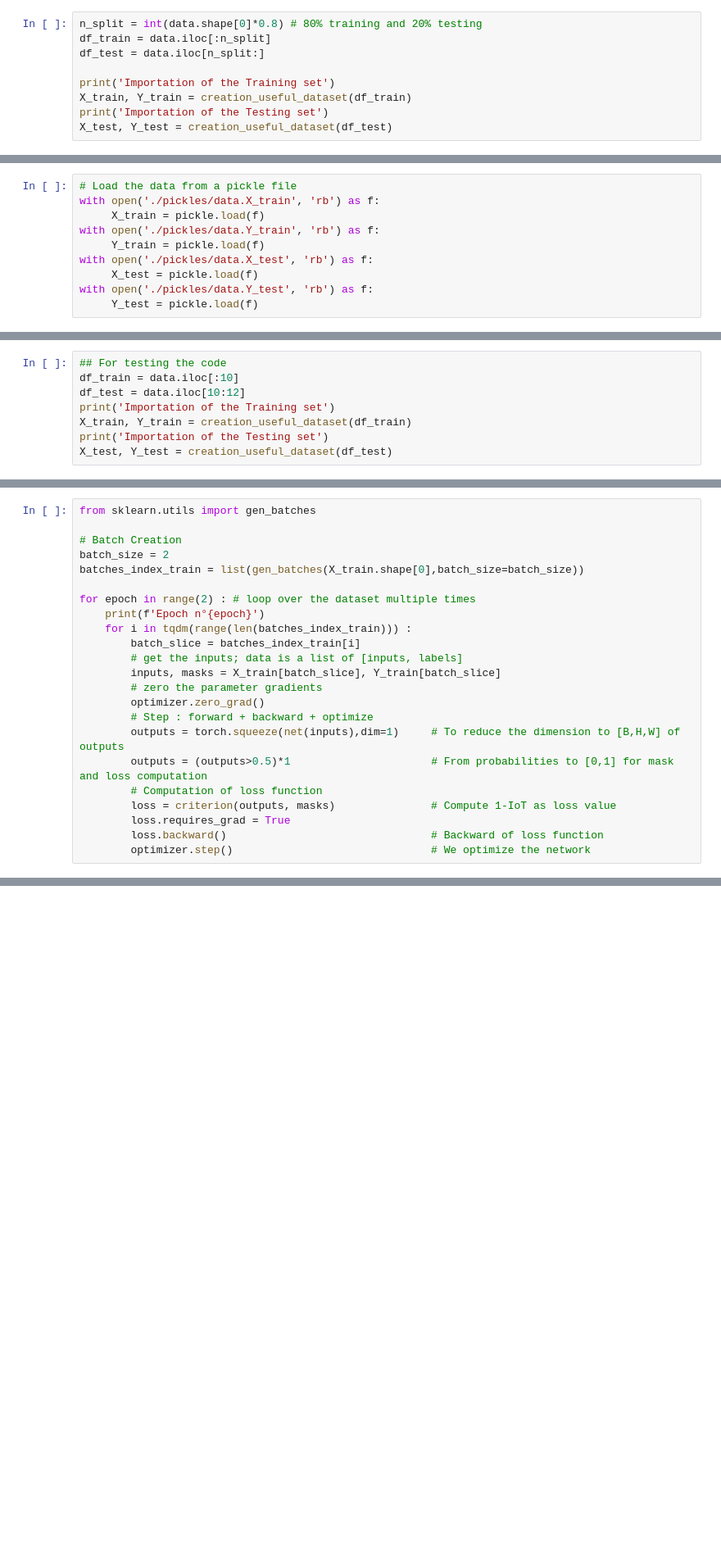
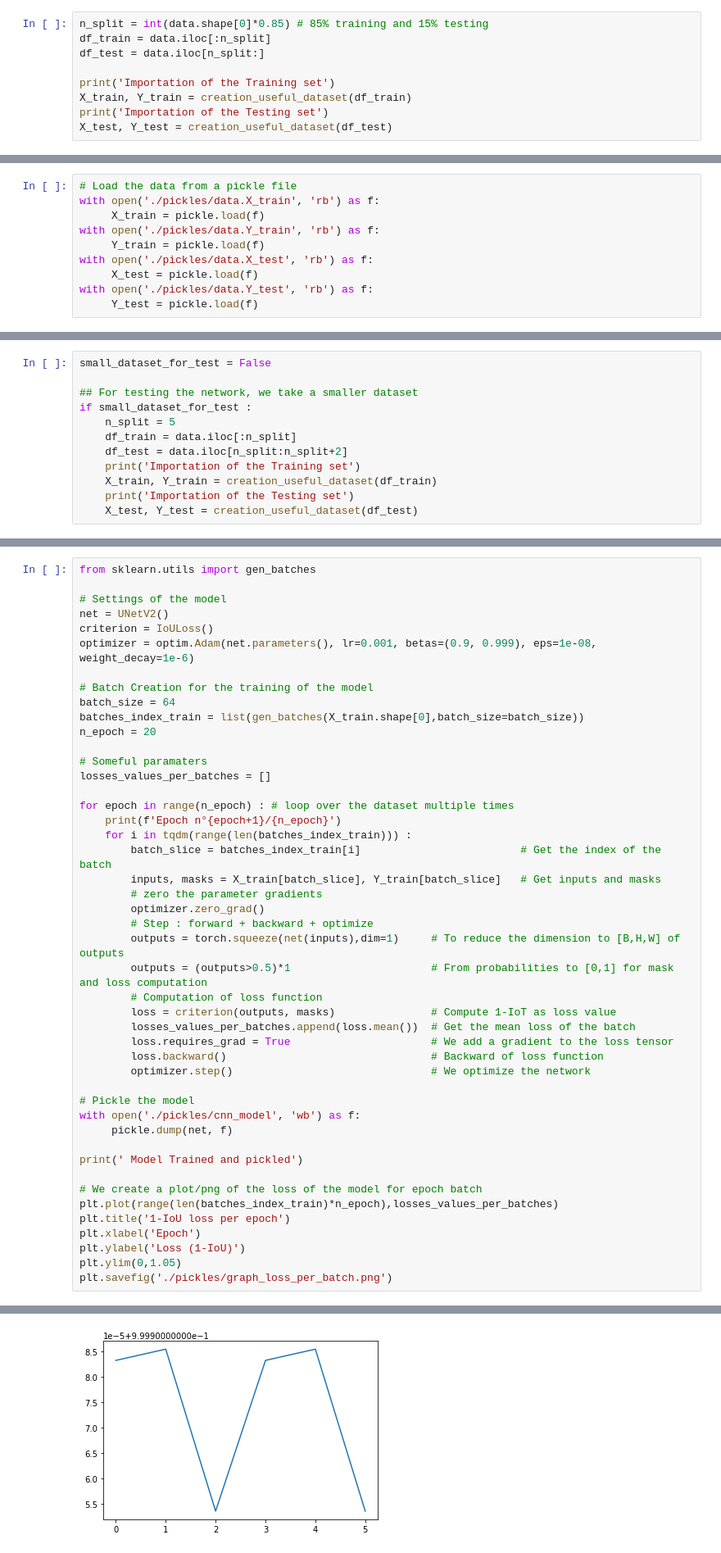
Before and after one commit to MichelQu/Otovo_Deep_Learning, a Jupyter notebook: DeepLearningProject.ipynb, the cells around one changed output, grey strips where cells are left out. Shown: that part at 82% size. Drawn from its saved outputs; the diff is of its cells as text; blank space fills up the shorter version.

```diff
--- a/DeepLearningProject.ipynb
+++ b/DeepLearningProject.ipynb
@@ -123,5 +128,5 @@ def creation_useful_dataset(dataset) :
 # %%
-n_split = int(data.shape[0]*0.8) # 80% training and 20% testing
+n_split = int(data.shape[0]*0.85) # 85% training and 15% testing
 df_train = data.iloc[:n_split]
 df_test = data.iloc[n_split:]
 
@@ -172,8 +176,12 @@ Y_test : torch.Size([324, 500, 500])
 # %%
-## For testing the code
-df_train = data.iloc[:10]
-df_test = data.iloc[10:12]
-print('Importation of the Training set')
-X_train, Y_train = creation_useful_dataset(df_train)
-print('Importation of the Testing set')
-X_test, Y_test = creation_useful_dataset(df_test)
+small_dataset_for_test = False
+
+## For testing the network, we take a smaller dataset
+if small_dataset_for_test :
+    n_split = 5
+    df_train = data.iloc[:n_split]
+    df_test = data.iloc[n_split:n_split+2]
+    print('Importation of the Training set')
+    X_train, Y_train = creation_useful_dataset(df_train)
+    print('Importation of the Testing set')
+    X_test, Y_test = creation_useful_dataset(df_test)
@@ -305,16 +308,24 @@ optimizer = optim.Adam(net.parameters(), lr=0.001, betas=(0.9, 0.999), eps=1e-08
 # %%
 from sklearn.utils import gen_batches
 
-# Batch Creation
-batch_size = 2
+# Settings of the model
+net = UNetV2()
+criterion = IoULoss()
+optimizer = optim.Adam(net.parameters(), lr=0.001, betas=(0.9, 0.999), eps=1e-08, weight_decay=1e-6)
+
+# Batch Creation for the training of the model
+batch_size = 64
 batches_index_train = list(gen_batches(X_train.shape[0],batch_size=batch_size))
+n_epoch = 20
 
-for epoch in range(2) : # loop over the dataset multiple times
-    print(f'Epoch n°{epoch}')
+# Someful paramaters
+losses_values_per_batches = []
+
+for epoch in range(n_epoch) : # loop over the dataset multiple times
+    print(f'Epoch n°{epoch+1}/{n_epoch}')
     for i in tqdm(range(len(batches_index_train))) :
-        batch_slice = batches_index_train[i]
-        # get the inputs; data is a list of [inputs, labels]
-        inputs, masks = X_train[batch_slice], Y_train[batch_slice]
+        batch_slice = batches_index_train[i]                         # Get the index of the batch
+        inputs, masks = X_train[batch_slice], Y_train[batch_slice]   # Get inputs and masks
         # zero the parameter gradients
         optimizer.zero_grad()
         # Step : forward + backward + optimize
@@ -322,7 +333,22 @@ for epoch in range(2) : # loop over the dataset multiple times
         outputs = (outputs>0.5)*1                      # From probabilities to [0,1] for mask and loss computation
         # Computation of loss function
         loss = criterion(outputs, masks)               # Compute 1-IoT as loss value
-        loss.requires_grad = True
+        losses_values_per_batches.append(loss.mean())  # Get the mean loss of the batch
+        loss.requires_grad = True                      # We add a gradient to the loss tensor
         loss.backward()                                # Backward of loss function
         optimizer.step()                               # We optimize the network
+
+# Pickle the model
+with open('./pickles/cnn_model', 'wb') as f:
+     pickle.dump(net, f)
+
+print(' Model Trained and pickled')
+
+# We create a plot/png of the loss of the model for epoch batch
+plt.plot(range(len(batches_index_train)*n_epoch),losses_values_per_batches)
+plt.title('1-IoU loss per epoch')
+plt.xlabel('Epoch')
+plt.ylabel('Loss (1-IoU)')
+plt.ylim(0,1.05)
+plt.savefig('./pickles/graph_loss_per_batch.png')
 # %% [output]
@@ -329,0 +357 @@ Epoch n°0
+[figure, added]
```
Also changed, not shown: parts of 24 cells of this notebook.
